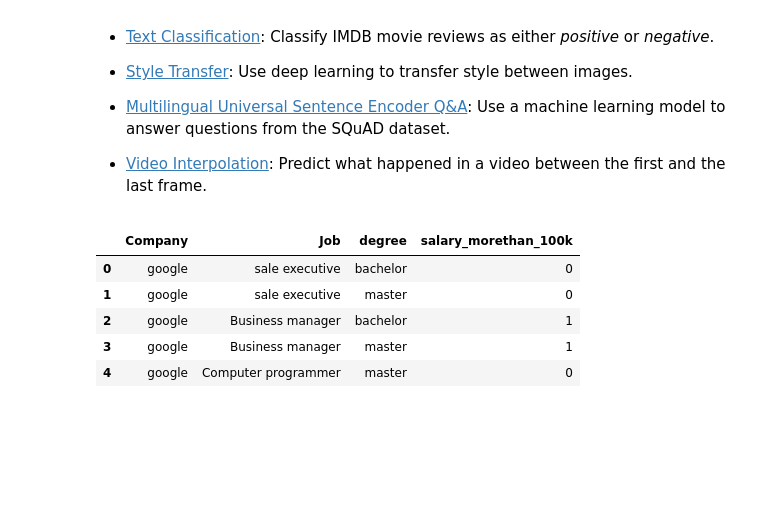
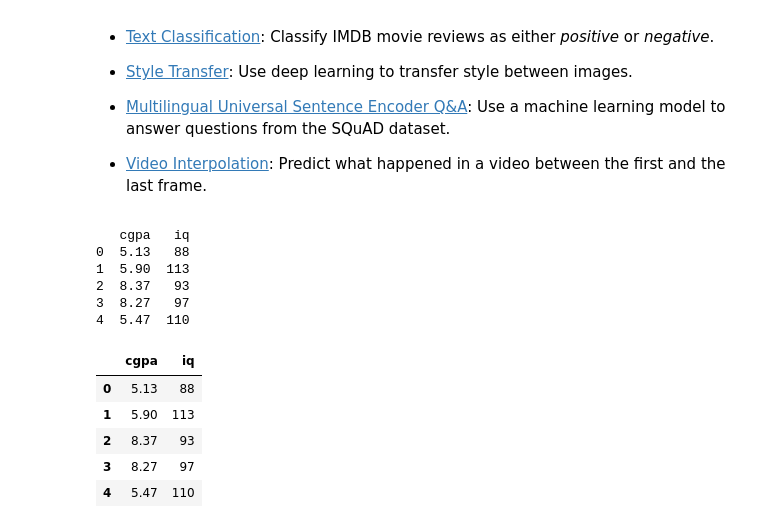
Before and after one commit to Seharrr/Seharrr, a Jupyter notebook: Welcome_To_Colaboratory.ipynb, the cells around one changed output. Saved outputs shown, nothing was run; the diff lists cells and outputs as text; code cells hidden in the pictures; blank space fills up the shorter version.

```diff
--- a/Welcome_To_Colaboratory.ipynb
+++ b/Welcome_To_Colaboratory.ipynb
@@ -150,14 +150,28 @@ These are a few of the notebooks from Google's online Machine Learning course. S
 - [Style Transfer](https://tensorflow.org/hub/tutorials/tf2_arbitrary_image_stylization): Use deep learning to transfer style between images.
 - [Multilingual Universal Sentence Encoder Q&A](https://tensorflow.org/hub/tutorials/retrieval_with_tf_hub_universal_encoder_qa): Use a machine learning model to answer questions from the SQuAD dataset.
 - [Video Interpolation](https://tensorflow.org/hub/tutorials/tweening_conv3d): Predict what happened in a video between the first and the last frame.
+# %%
+from sklearn.cluster import KMeans
+import pandas as pd
+from sklearn.preprocessing import MinMaxScaler
+from matplotlib import pyplot as plt
+%matplotlib inline
+df=pd.read_csv("data.csv")
+print(df)
+# %% [output]
+   cgpa   iq
+0  5.13   88
+1  5.90  113
+2  8.37   93
+3  8.27   97
+4  5.47  110
 # %%
-import pandas as pd
-df=pd.read_csv('datas.csv')
+df=pd.read_csv("data.csv")
 df.head()
 # %% [output]
-|  | Company | Job | degree | salary_morethan_100k |
-| 0 | google | sale executive | bachelor | 0 |
-| 1 | google | sale executive | master | 0 |
-| 2 | google | Business manager | bachelor | 1 |
-| 3 | google | Business manager | master | 1 |
-| 4 | google | Computer programmer | master | 0 |
+|  | cgpa | iq |
+| 0 | 5.13 | 88 |
+| 1 | 5.90 | 113 |
+| 2 | 8.37 | 93 |
+| 3 | 8.27 | 97 |
+| 4 | 5.47 | 110 |
```
Also changed, not shown: parts of 16 cells of this notebook.
